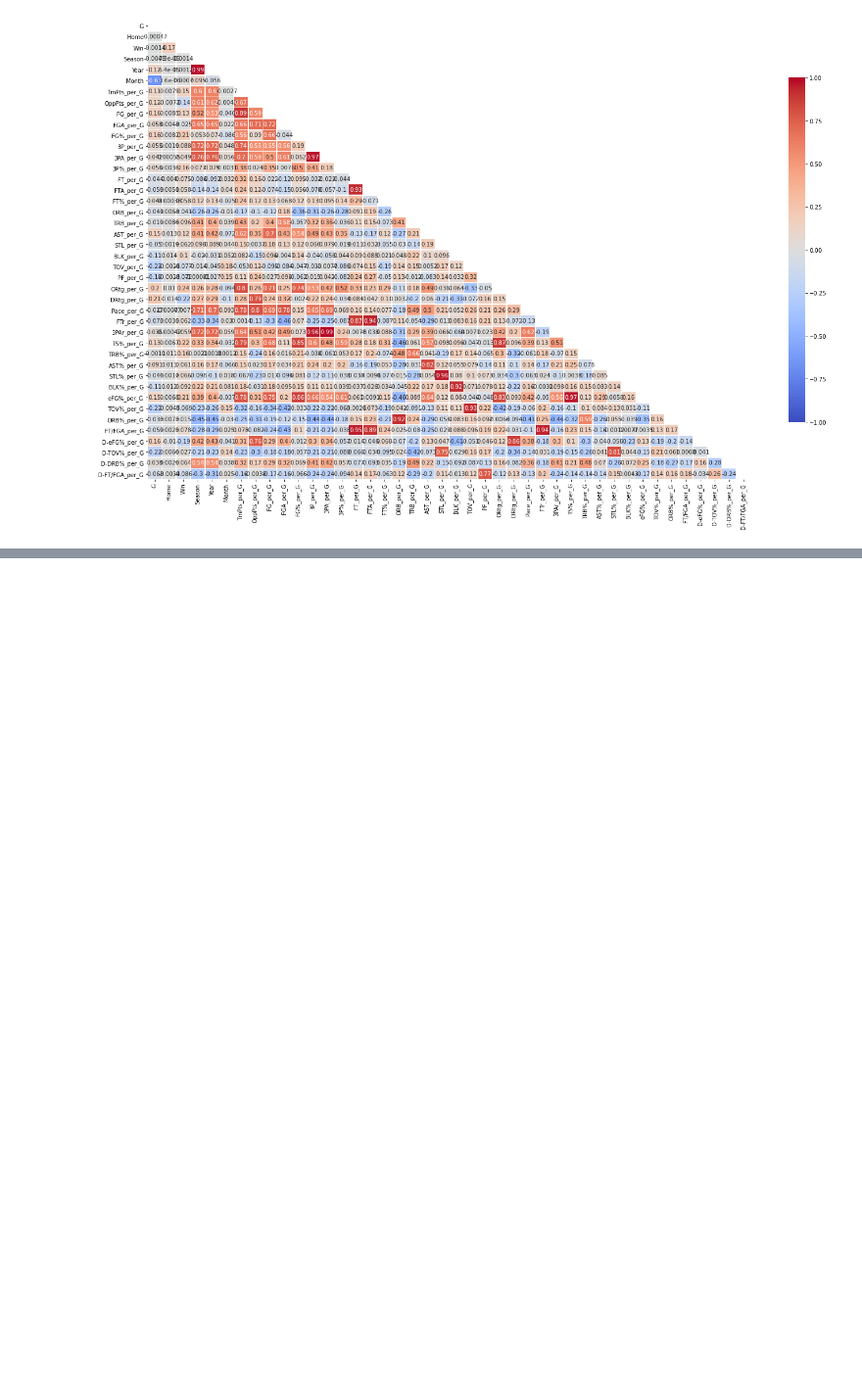
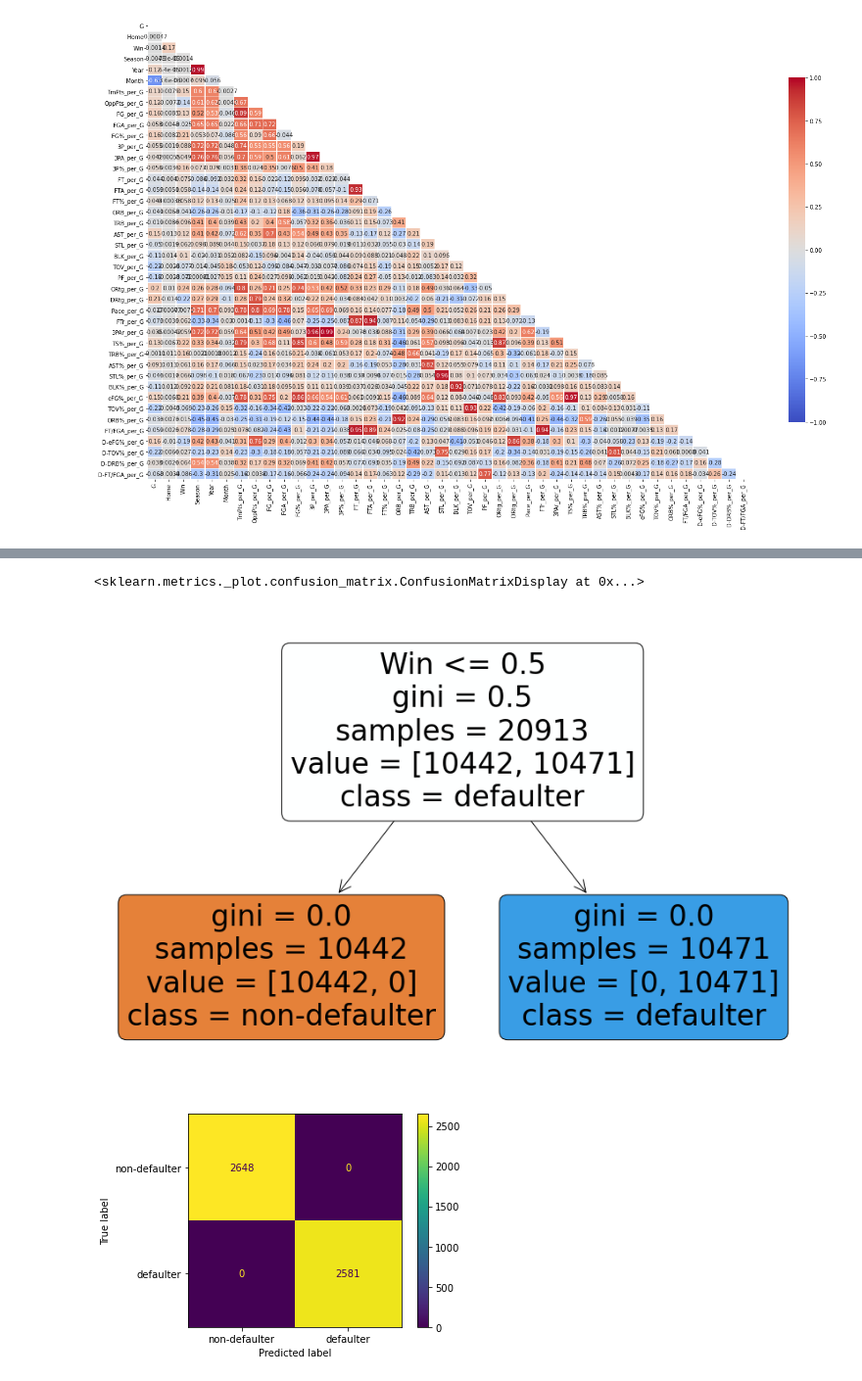
Before and after one commit to MartinReyesDS/NBA_Predict_Project, a Jupyter notebook: EDA.ipynb, the cells around one changed output, grey strips where cells are left out. Shown: that part at 98% size. Saved outputs shown, nothing was run; the diff lists cells and outputs as text; code cells hidden in the pictures; blank space fills up the shorter version.

```diff
--- a/EDA.ipynb
+++ b/EDA.ipynb
@@ -50,0 +134,26 @@ ax = sns.heatmap(df.corr(), mask=mask, cmap='coolwarm',
+# %%
+param_grid = [{'C':[.5,1,10,100],
+            'gamma':['scale', 1, .1, .01, .001, .0001],
+            'kernel':['rbf'] }]
+
+grid_serach_svm = GridSearchCV(SVC(), param_grid,cv=5,scoring='accuracy') #many scoring methods
+
+grid_serach_svm.fit(X_train, y_train)
+print(grid_serach_svm.fit.best_params_)
+
+clf_svm = SVC(C=100, gamma = .001, kernel ='rbf',random_state=1)
+clf_svm.fit(X_train, y_train)
+plot_confusion_matrix(clf_svm, X_test, y_test, values_format='d', display_labels=['Did not default','Default'])
+# SVM’s are generally good even before optimizing
+# %%
+clf_dt = DecisionTreeClassifier(random_state=1)
+clf_dt.fit(X_train, y_train)
+
+plt.figure(figsize=(15,10))
+plot_tree(clf_dt, filled=True, rounded=True, class_names=['non-defaulter','defaulter'], feature_names=X.columns)
+
+plot_confusion_matrix(clf_dt, X_test, y_test, display_labels=['non-defaulter','defaulter'])
+# %% [output]
+<sklearn.metrics._plot.confusion_matrix.ConfusionMatrixDisplay at 0x...>
+[figure, added]
+[figure, added]
```
Also changed, not shown: parts of 8 cells of this notebook, 1 other file.
